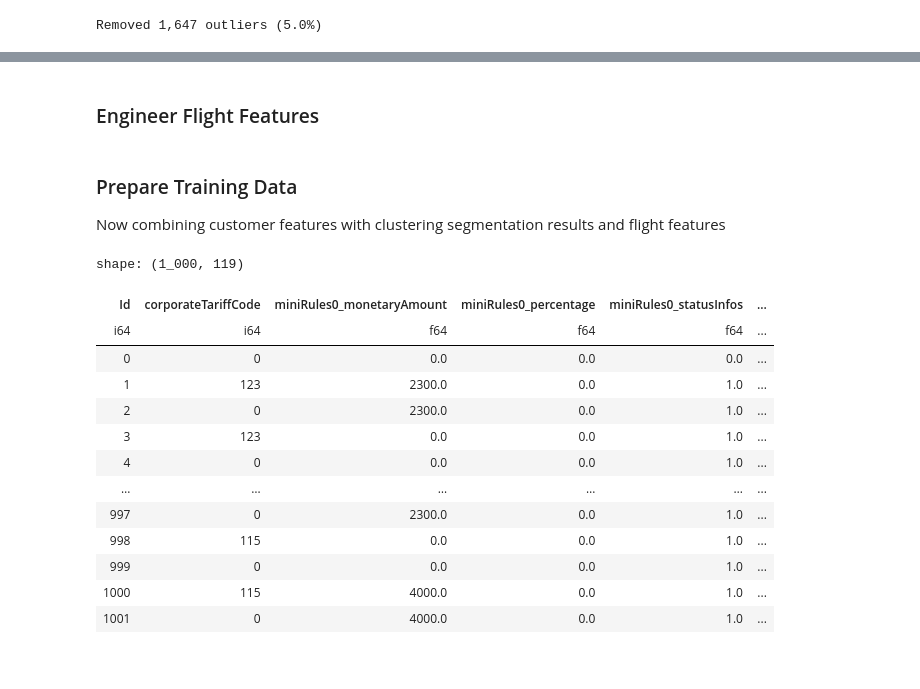
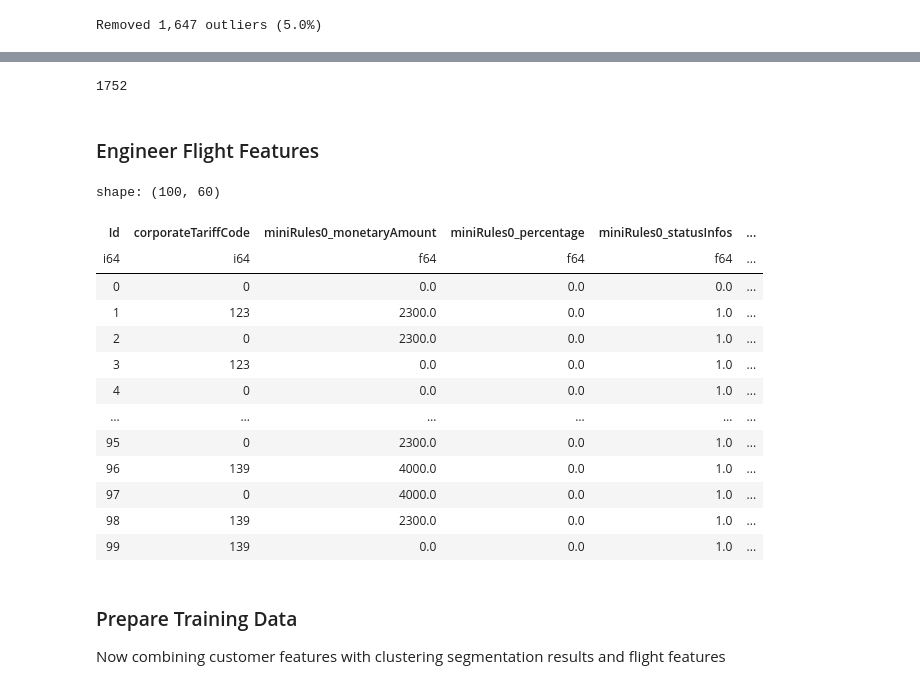
Before and after one commit to jfroggatt/aeroclub_recsys_2025, a Jupyter notebook: customer_approach.ipynb, the cells around one changed output, grey strips where cells are left out. Saved outputs shown, nothing was run; the diff lists cells and outputs as text; code cells hidden in the pictures.

```diff
--- a/customer_approach.ipynb
+++ b/customer_approach.ipynb
@@ -809,9 +867,19 @@ shape: (10, 7)
+# %%
+del cust_data
+del cust_data_cleaned
+del cust_data_encoded
+del scaled_features
+del reduced_features
+del scaler
+gc.collect()
+# %% [output]
+1752
 # %% [markdown]
 ### Engineer Flight Features
 # %%
 CUSTOMER_FEATURES = ['companyID', 'sex', 'nationality', 'isVip', 'bySelf']
 UNNEEDED_FEATURES = [
-    'frequentFlyer', 'frequent_flyer', 'isAccess3D', 'requestDate', 'searchRoute', 'ranker_id', 'totalPrice', 'taxes', 'legs0_arrivalAt', 'legs0_duration'
+    'frequentFlyer', 'frequent_flyer', 'isAccess3D', 'requestDate', 'searchRoute', 'totalPrice', 'taxes', 'legs0_arrivalAt', 'legs0_duration'
 ]
 UNNEEDED_FEATURES_REGEX = r'^legs[01].*$|^leg0_duration_q.*$|^price_q.*$'
 POLARS_INDEX_COL = ['__index_level_0__']
@@ -1058,6 +1126,23 @@ def extract_flight_features(df: pl.DataFrame) -> pl.DataFrame:
             )
 # %%
 data = extract_flight_features(data)
+# %%
+data.head(100)
+# %% [output]
+shape: (100, 60)
+| Id | corporateTariffCode | miniRules0_monetaryAmount | miniRules0_percentage | miniRules0_statusInfos | ... |
+| i64 | i64 | f64 | f64 | f64 | ... |
+| 0 | 0 | 0.0 | 0.0 | 0.0 | ... |
+| 1 | 123 | 2300.0 | 0.0 | 1.0 | ... |
+| 2 | 0 | 2300.0 | 0.0 | 1.0 | ... |
+| 3 | 123 | 0.0 | 0.0 | 1.0 | ... |
+| 4 | 0 | 0.0 | 0.0 | 1.0 | ... |
+| … | … | … | … | … | ... |
+| 95 | 0 | 2300.0 | 0.0 | 1.0 | ... |
+| 96 | 139 | 4000.0 | 0.0 | 1.0 | ... |
+| 97 | 0 | 4000.0 | 0.0 | 1.0 | ... |
+| 98 | 139 | 2300.0 | 0.0 | 1.0 | ... |
+| 99 | 139 | 0.0 | 0.0 | 1.0 | ... |
 # %% [markdown]
 ### Prepare Training Data
 
@@ -1097,17 +1212,0 @@ data, y_true = prepare_training_data(cust_data, data, clustering_results['labels
-# %%
-data.head(1000)
-# %% [output]
-shape: (1_000, 119)
-| Id | corporateTariffCode | miniRules0_monetaryAmount | miniRules0_percentage | miniRules0_statusInfos | ... |
-| i64 | i64 | f64 | f64 | f64 | ... |
-| 0 | 0 | 0.0 | 0.0 | 0.0 | ... |
-| 1 | 123 | 2300.0 | 0.0 | 1.0 | ... |
-| 2 | 0 | 2300.0 | 0.0 | 1.0 | ... |
-| 3 | 123 | 0.0 | 0.0 | 1.0 | ... |
-| 4 | 0 | 0.0 | 0.0 | 1.0 | ... |
-| … | … | … | … | … | ... |
-| 997 | 0 | 2300.0 | 0.0 | 1.0 | ... |
-| 998 | 115 | 0.0 | 0.0 | 1.0 | ... |
-| 999 | 0 | 0.0 | 0.0 | 1.0 | ... |
-| 1000 | 115 | 4000.0 | 0.0 | 1.0 | ... |
-| 1001 | 0 | 4000.0 | 0.0 | 1.0 | ... |
```
Also changed, not shown: parts of 56 cells of this notebook.
